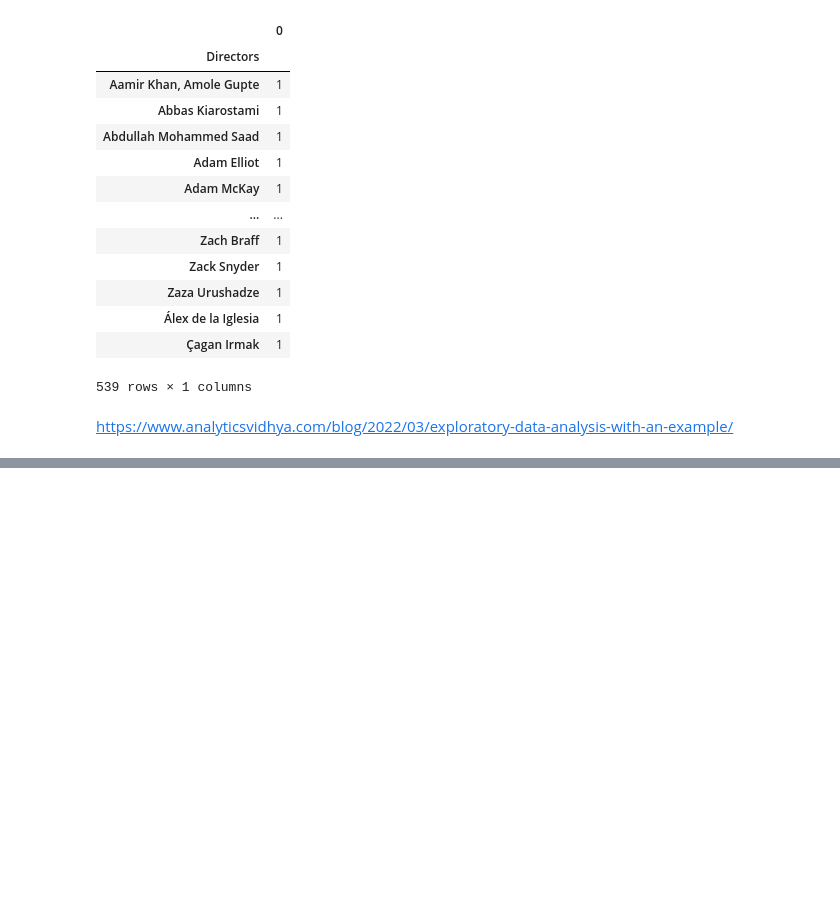
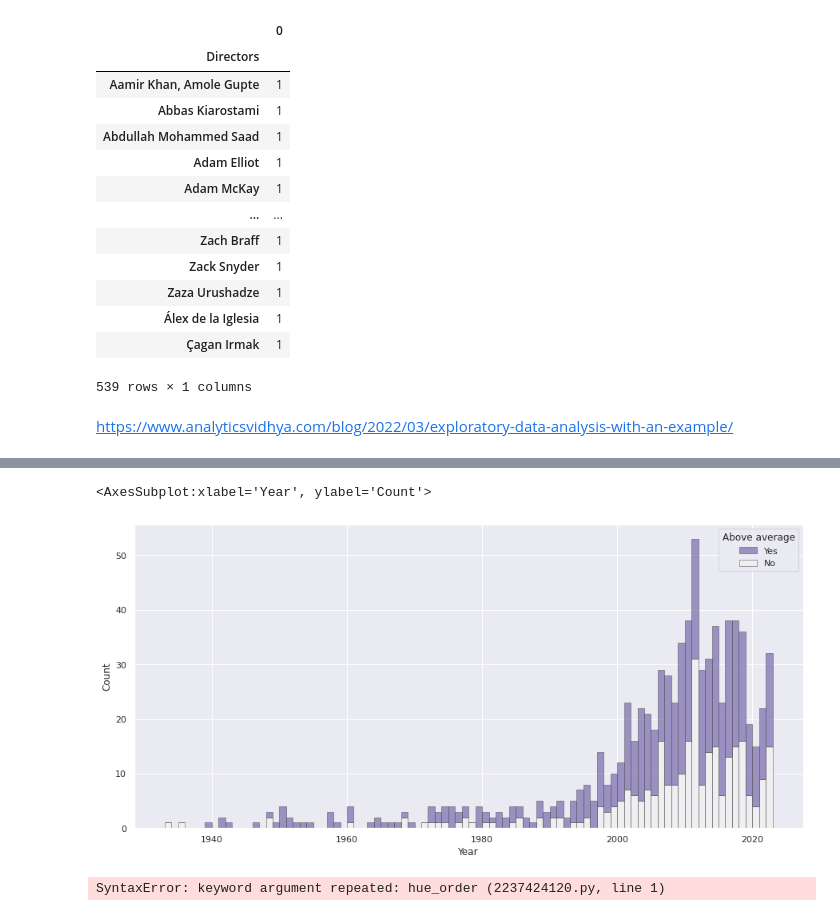
Before and after one commit to Siliam/data_science_artificial_intelligence, a Jupyter notebook: IMDB/IMDB.ipynb, the cells around one changed output, grey strips where cells are left out. Cells and saved outputs as stored; diff of their text form; code cells hidden in the pictures; blank space fills up the shorter version.

```diff
--- a/IMDB/IMDB.ipynb
+++ b/IMDB/IMDB.ipynb
@@ -144,0 +177,13 @@ https://www.analyticsvidhya.com/blog/2022/03/exploratory-data-analysis-with-an-e
+# %%
+sns.histplot(
+    df,
+    x="Year", hue="Above average",
+    multiple="stack",
+    binwidth=1,
+    palette="light:m_r",
+    edgecolor=".3",
+    linewidth=.5,
+)
+# %% [output]
+<AxesSubplot:xlabel='Year', ylabel='Count'>
+[figure, added]
@@ -144,0 +192,15 @@ https://www.analyticsvidhya.com/blog/2022/03/exploratory-data-analysis-with-an-e
+# %%
+sns.histplot(
+    df.head(30),
+    x="Year", hue="Your Rating",
+    hue_order=[1, 2, 3, 4, 5, 6, 7, 8, 9, 10],
+    multiple="stack",
+    kde=False,
+    binwidth=1,
+    palette="coolwarm",
+    hue_order=list(range(1, 11)),
+    edgecolor=".3",
+    linewidth=.5,
+)
+# %% [output]
+SyntaxError: keyword argument repeated: hue_order (2237424120.py, line 1)
```
Also changed, not shown: parts of 21 cells of this notebook.
